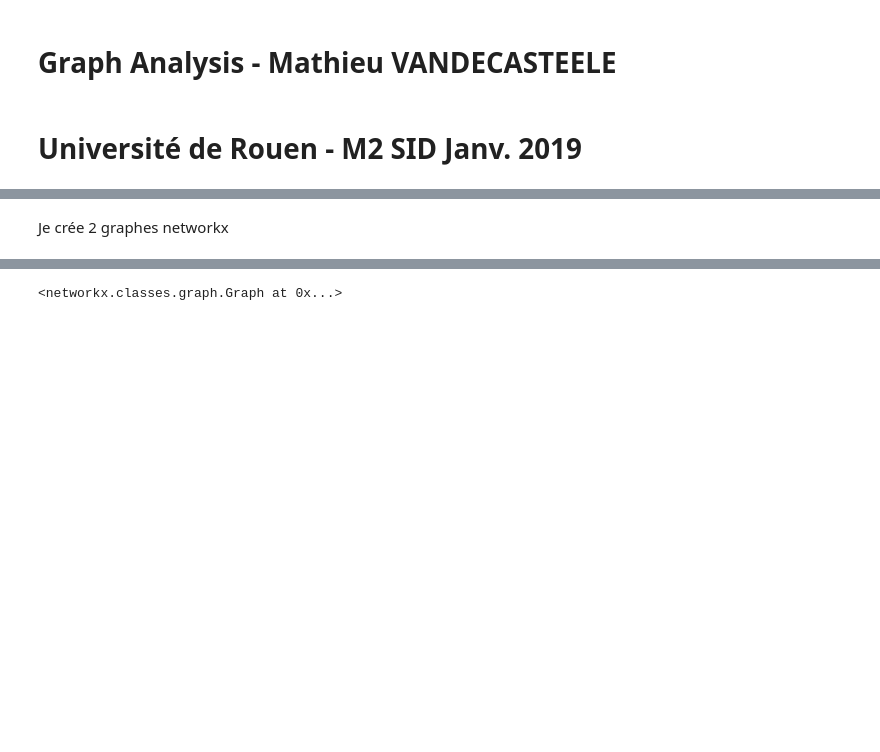
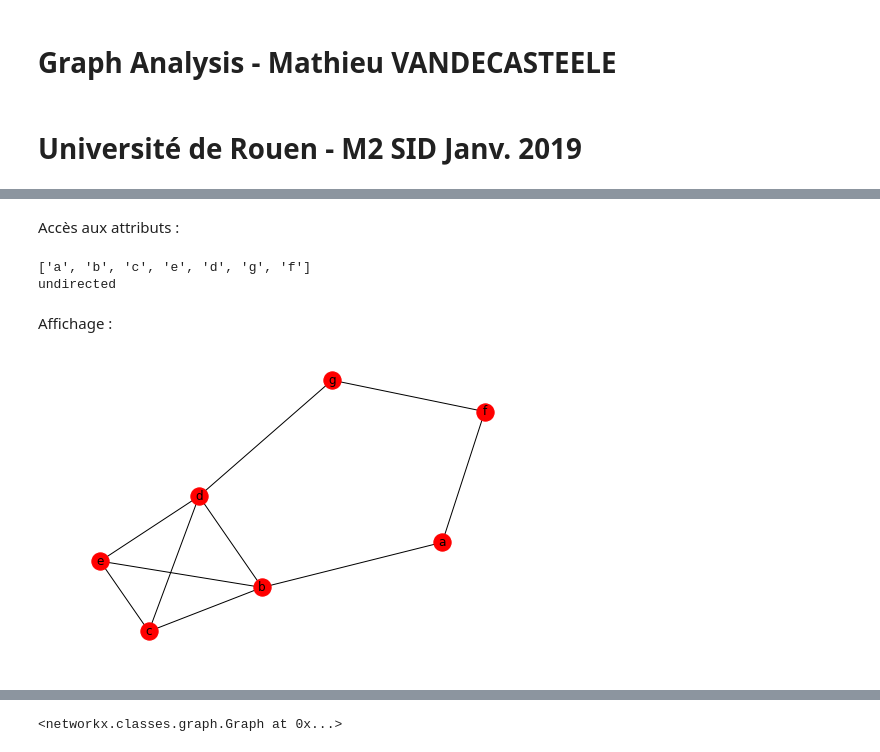
Before and after one commit to AleksMa/Python_Maximum_Common_Induced_Subgraph, a Jupyter notebook: demo.ipynb, the cells around one changed output, grey strips where cells are left out. Drawn from its saved outputs; the diff is of its cells as text; code cells hidden in the pictures; blank space fills up the shorter version.

```diff
--- a/demo.ipynb
+++ b/demo.ipynb
@@ -34,2 +37,11 @@ g2.build_graph_dictionary()
-# %% [markdown]
-Je crée 2 graphes networkx
+# %% [markdown]
+Accès aux attributs :
+# %%
+print(g.vertices)
+print(g.type)
+#print(g.edges)
+# %% [output]
+['a', 'b', 'c', 'e', 'd', 'g', 'f']
+undirected
+# %% [markdown]
+Affichage :
@@ -35,0 +54,4 @@ Je crée 2 graphes networkx
+# %%
+display_graph(g)
+# %% [output]
+[figure, added]
```
Also changed, not shown: parts of 31 cells of this notebook, 3 other files.
